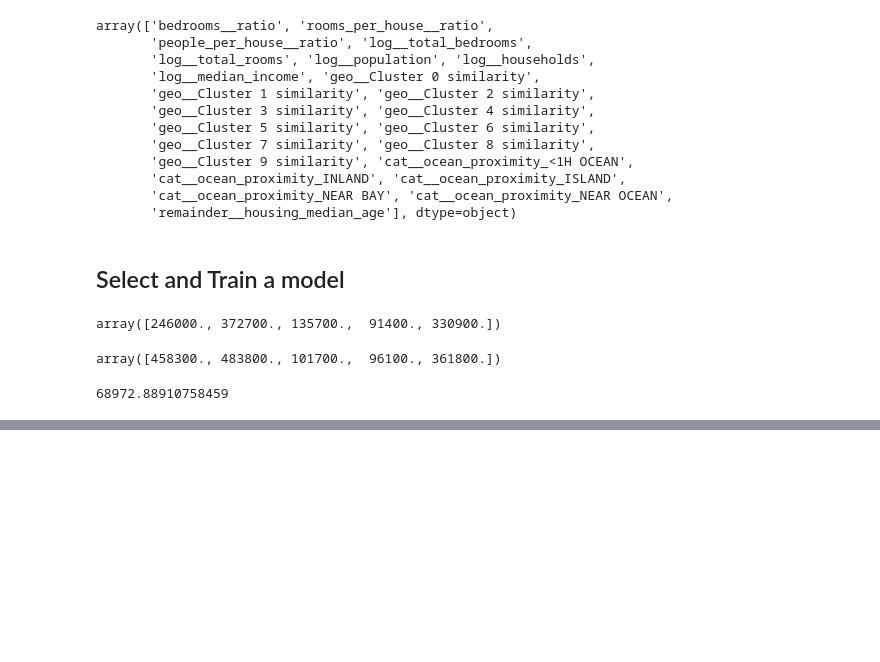
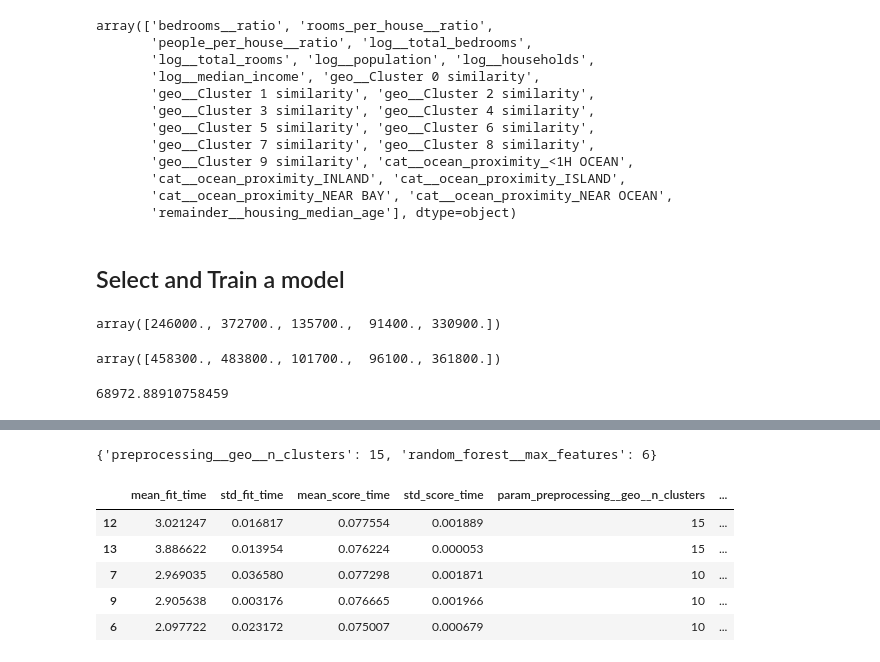
Before and after one commit to bdJohnson72/ML-Eng-Journey, a Jupyter notebook: Hands-On-ML/housing_prices.ipynb, the cells around one changed output, grey strips where cells are left out. Saved outputs shown, nothing was run; the diff lists cells and outputs as text; code cells hidden in the pictures; blank space fills up the shorter version.

```diff
--- a/Hands-On-ML/housing_prices.ipynb
+++ b/Hands-On-ML/housing_prices.ipynb
@@ -751,2 +751,9 @@ lin_reg_rmse #typic prediction error of 6k not too great
 # %% [output]
 68972.88910758459
+# %%
+from sklearn.tree import DecisionTreeRegressor
+tree_reg = make_pipeline(preprocessing, DecisionTreeRegressor(random_state=42))
+tree_reg.fit(housing, housing_labels)
+housing_predictions = tree_reg.predict(housing)
+tree_rmse = root_mean_squared_error(housing_labels, housing_predictions)
+tree_rmse # rmse of 0 we must be over fitting
@@ -752,0 +795,18 @@ lin_reg_rmse #typic prediction error of 6k not too great
+# %%
+# This code tunes our Random Forest Regressor with all possible combinations
+from sklearn.model_selection import GridSearchCV
+
+
+full_pipeline = Pipeline([
+    ("preprocessing", preprocessing),
+    ("random_forest", RandomForestRegressor(random_state=42)),
+])
+param_grid = [
+    {'preprocessing__geo__n_clusters': [5, 8, 10],
+     'random_forest__max_features': [4, 6, 8]},
+    {'preprocessing__geo__n_clusters': [10, 15],
+     'random_forest__max_features': [6, 8, 10]},
+]
+grid_search = GridSearchCV(full_pipeline, param_grid, cv=3,
+                           scoring='neg_root_mean_squared_error')
+grid_search.fit(housing, housing_labels)
@@ -752,0 +837,16 @@ lin_reg_rmse #typic prediction error of 6k not too great
+# %%
+grid_search.best_params_
+# %% [output]
+{'preprocessing__geo__n_clusters': 15, 'random_forest__max_features': 6}
+# %%
+cv_res = pd.DataFrame(grid_search.cv_results_)
+cv_res.sort_values(by="mean_test_score", ascending=False, inplace=True)
+[...]  # change column names to fit on this page, and show rmse = -score
+cv_res.head()  # note: the 1st column is the row ID
+# %% [output]
+|  | mean_fit_time | std_fit_time | mean_score_time | std_score_time | param_preprocessing__geo__n_clusters | ... |
+| 12 | 3.021247 | 0.016817 | 0.077554 | 0.001889 | 15 | ... |
+| 13 | 3.886622 | 0.013954 | 0.076224 | 0.000053 | 15 | ... |
+| 7 | 2.969035 | 0.036580 | 0.077298 | 0.001871 | 10 | ... |
+| 9 | 2.905638 | 0.003176 | 0.076665 | 0.001966 | 10 | ... |
+| 6 | 2.097722 | 0.023172 | 0.075007 | 0.000679 | 10 | ... |
```
Also changed, not shown: parts of 7 cells of this notebook, 10 other files.
